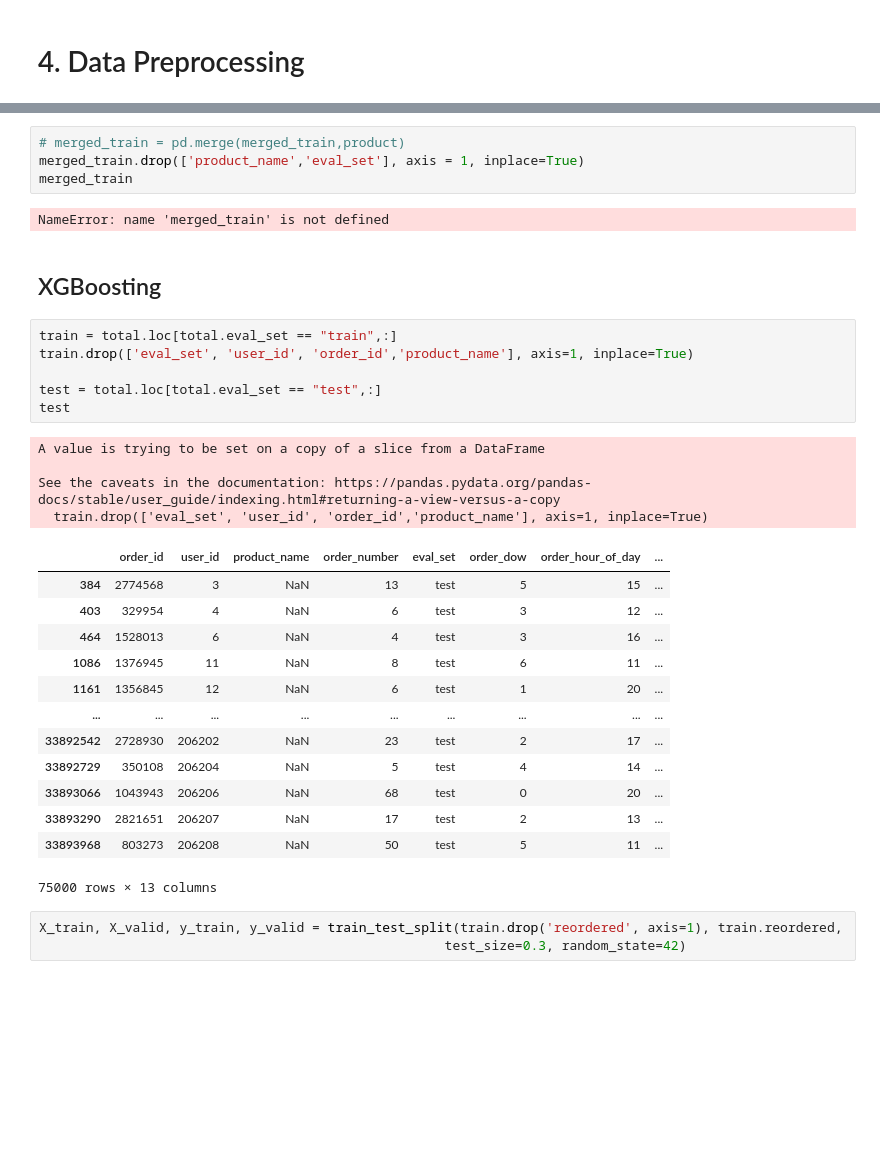
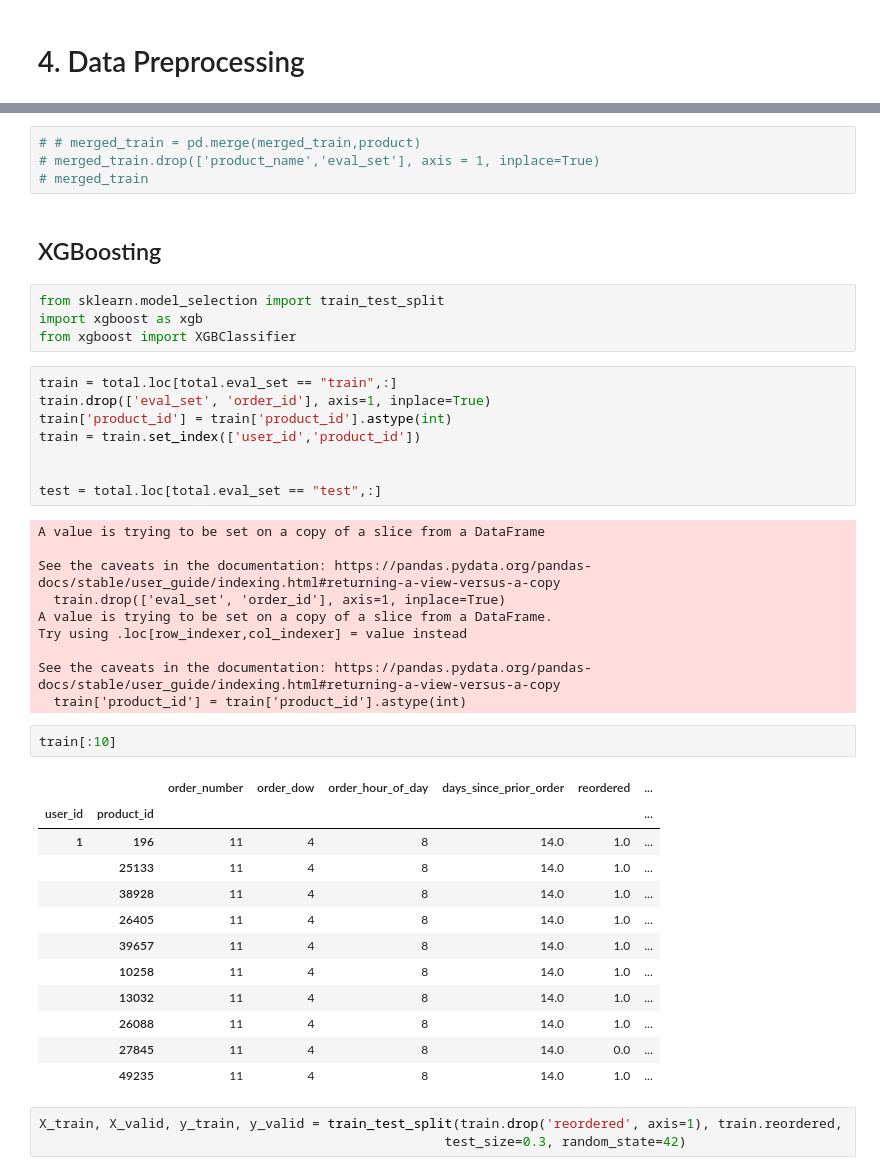
Before and after one commit to Weonjae/study, a Jupyter notebook: Code.ipynb, the cells around one changed output, grey strips where cells are left out. Cells and saved outputs as stored; diff of their text form; blank space fills up the shorter version.

```diff
--- a/Code.ipynb
+++ b/Code.ipynb
@@ -602,35 +559,46 @@ product
 # %%
-# merged_train = pd.merge(merged_train,product)
-merged_train.drop(['product_name','eval_set'], axis = 1, inplace=True)
-merged_train
+# # merged_train = pd.merge(merged_train,product)
+# merged_train.drop(['product_name','eval_set'], axis = 1, inplace=True)
+# merged_train
-# %% [output]
-NameError: name 'merged_train' is not defined
 # %% [markdown]
 ## XGBoosting
+# %%
+from sklearn.model_selection import train_test_split
+import xgboost as xgb
+from xgboost import XGBClassifier
 # %%
 train = total.loc[total.eval_set == "train",:]
-train.drop(['eval_set', 'user_id', 'order_id','product_name'], axis=1, inplace=True)
+train.drop(['eval_set', 'order_id'], axis=1, inplace=True)
+train['product_id'] = train['product_id'].astype(int)
+train = train.set_index(['user_id','product_id'])
+
 
 test = total.loc[total.eval_set == "test",:]
-test
 # %% [output]
 A value is trying to be set on a copy of a slice from a DataFrame
 
 See the caveats in the documentation: https://pandas.pydata.org/pandas-docs/stable/user_guide/indexing.html#returning-a-view-versus-a-copy
-  train.drop(['eval_set', 'user_id', 'order_id','product_name'], axis=1, inplace=True)
+  train.drop(['eval_set', 'order_id'], axis=1, inplace=True)
+A value is trying to be set on a copy of a slice from a DataFrame.
+Try using .loc[row_indexer,col_indexer] = value instead
+
+See the caveats in the documentation: https://pandas.pydata.org/pandas-docs/stable/user_guide/indexing.html#returning-a-view-versus-a-copy
+  train['product_id'] = train['product_id'].astype(int)
-|  | order_id | user_id | product_name | order_number | eval_set | order_dow | order_hour_of_day | ... |
-| 384 | 2774568 | 3 | NaN | 13 | test | 5 | 15 | ... |
-| 403 | 329954 | 4 | NaN | 6 | test | 3 | 12 | ... |
-| 464 | 1528013 | 6 | NaN | 4 | test | 3 | 16 | ... |
-| 1086 | 1376945 | 11 | NaN | 8 | test | 6 | 11 | ... |
-| 1161 | 1356845 | 12 | NaN | 6 | test | 1 | 20 | ... |
-| ... | ... | ... | ... | ... | ... | ... | ... | ... |
-| 33892542 | 2728930 | 206202 | NaN | 23 | test | 2 | 17 | ... |
-| 33892729 | 350108 | 206204 | NaN | 5 | test | 4 | 14 | ... |
-| 33893066 | 1043943 | 206206 | NaN | 68 | test | 0 | 20 | ... |
-| 33893290 | 2821651 | 206207 | NaN | 17 | test | 2 | 13 | ... |
-| 33893968 | 803273 | 206208 | NaN | 50 | test | 5 | 11 | ... |
-75000 rows × 13 columns
+# %%
+train[:10]
+# %% [output]
+|  |  | order_number | order_dow | order_hour_of_day | days_since_prior_order | reordered | ... |
+| user_id | product_id |  |  |  |  |  | ... |
+| 1 | 196 | 11 | 4 | 8 | 14.0 | 1.0 | ... |
+|  | 25133 | 11 | 4 | 8 | 14.0 | 1.0 | ... |
+|  | 38928 | 11 | 4 | 8 | 14.0 | 1.0 | ... |
+|  | 26405 | 11 | 4 | 8 | 14.0 | 1.0 | ... |
+|  | 39657 | 11 | 4 | 8 | 14.0 | 1.0 | ... |
+|  | 10258 | 11 | 4 | 8 | 14.0 | 1.0 | ... |
+|  | 13032 | 11 | 4 | 8 | 14.0 | 1.0 | ... |
+|  | 26088 | 11 | 4 | 8 | 14.0 | 1.0 | ... |
+|  | 27845 | 11 | 4 | 8 | 14.0 | 0.0 | ... |
+|  | 49235 | 11 | 4 | 8 | 14.0 | 1.0 | ... |
 # %%
 X_train, X_valid, y_train, y_valid = train_test_split(train.drop('reordered', axis=1), train.reordered,
                                                     test_size=0.3, random_state=42)
```
Also changed, not shown: parts of 31 cells of this notebook.
